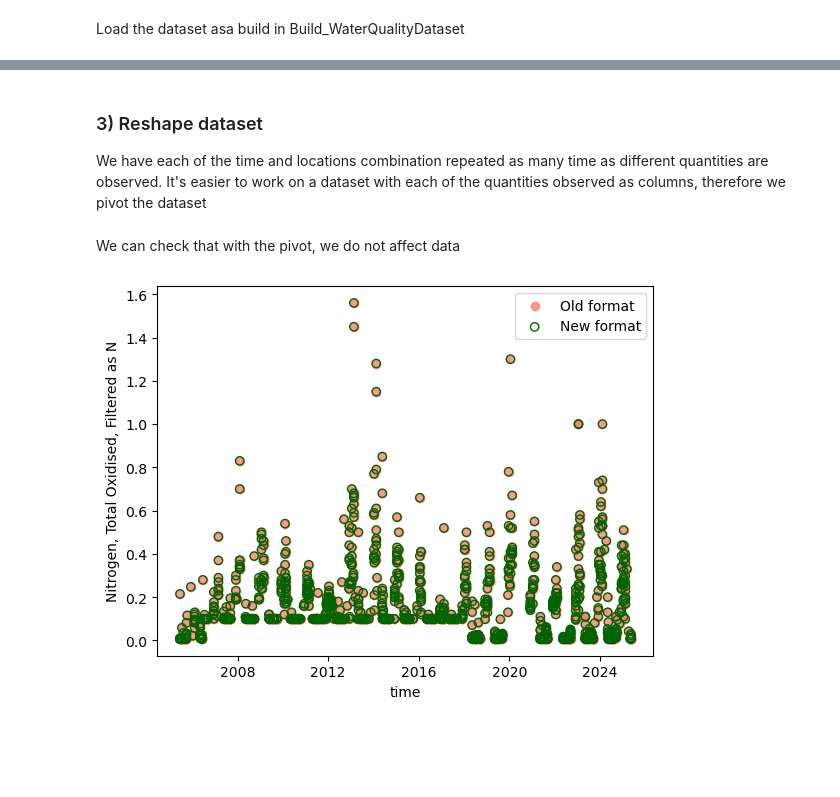
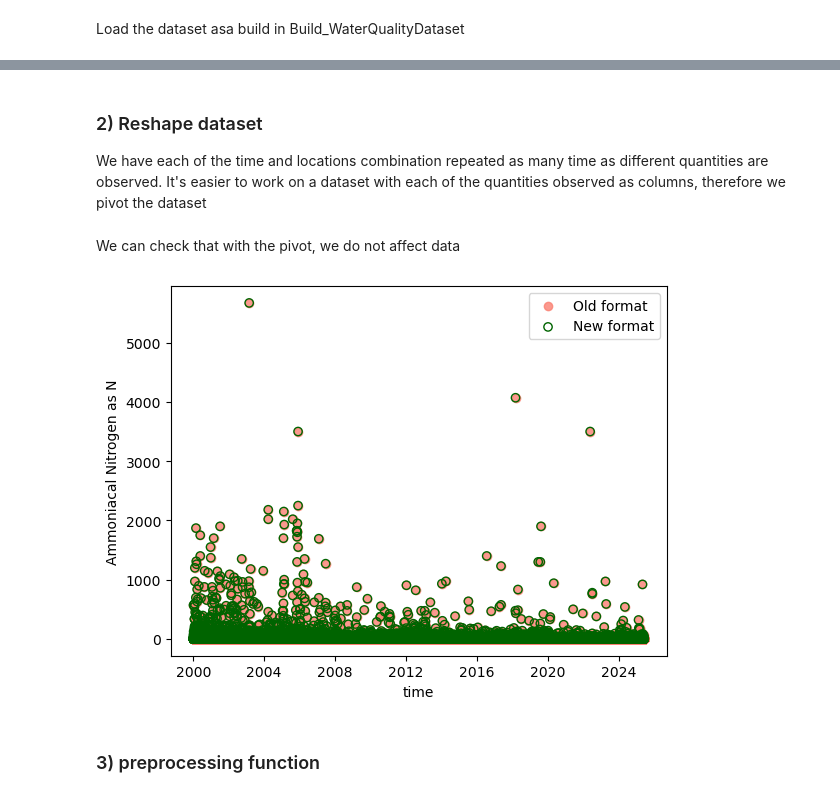
Before and after one commit to lonanni/InnovationProject_WaterQuality, a Jupyter notebook: Build_PreprocessingExample.ipynb, the cells around one changed output, grey strips where cells are left out. Drawn from its saved outputs; the diff is of its cells as text; code cells hidden in the pictures; blank space fills up the shorter version.

Commit message:
Add Example for preprocessing function

```diff
--- a/Build_PreprocessingExample.ipynb
+++ b/Build_PreprocessingExample.ipynb
@@ -10,7 +10,7 @@ import matplotlib.pyplot as plt
 # %%
 data_dir = "./data"
 # %%
-region_code = "SSD" #change it for the region code of your region of interest
+region_code = "DC" #change it for the region code of your region of interest
 # %% [markdown]
 Load the dataset asa build in Build_WaterQualityDataset
 # %%
@@ -30,13 +37,13 @@ df_langstone.to_csv(data_dir+"WaterQuality_Portsmouth_frequentdet.csv")
 # %%
-determinants = set(df_langstone['determinand.definition'])
+determinants = set(df['determinand.definition'])
 
-sampling_time = set(df_langstone['sample.sampleDateTime'])
+sampling_time = set(df['sample.sampleDateTime'])
 
 
 frequent_determinant = []
 
 for det in determinants:
-    if len(df_langstone[df_langstone['determinand.definition']== det]["result"])>len(sampling_time)/4:
+    if len(df[df['determinand.definition']== det]["result"])>len(sampling_time)/4:
         frequent_determinant.append(det)
 # %%
 set(frequent_determinant)
@@ -60,3 +63,3 @@ set(frequent_determinant)
  'pH'}
 # %%
-df_sub = df_langstone[df_langstone['determinand.definition'].isin(frequent_determinant)]
+df_sub = df[df['determinand.definition'].isin(frequent_determinant)]
@@ -79,24 +78,27 @@ df_sub
 # %% [markdown]
-### 3) Reshape dataset
+### 2) Reshape dataset
 We have each of the time and locations combination repeated as many time as different quantities are observed. It's easier to work on a dataset with each of the quantities observed as columns, therefore we pivot the dataset
 # %%
-piv = df_sub.pivot(index=['sample.sampleDateTime', "sample.samplingPoint.easting","sample.samplingPoint.northing",  "sample.sampledMaterialType.label"],\
-                   columns=['determinand.definition',], values='result')
+piv = df_sub.pivot(index=['sample.sampleDateTime', "sample.samplingPoint.easting","sample.samplingPoint.northing",
+                          "sample.sampledMaterialType.label", '@id'],\
+                   columns=['determinand.definition'], values='result')
 # %%
 piv = piv.reset_index()
 # %% [markdown]
 We can check that with the pivot, we do not affect data
 # %%
-plt.scatter(pd.to_datetime(df_sub[df_sub['determinand.definition']== 'Nitrogen, Total Oxidised, Filtered as N']['sample.sampleDateTime'])\
-         , df_sub[df_sub['determinand.definition']== 'Nitrogen, Total Oxidised, Filtered as N']["result"], label = "Old format", color="salmon",
+plt.scatter(pd.to_datetime(df_sub[df_sub['determinand.definition']== 'Ammoniacal Nitrogen as N']['sample.sampleDateTime'])\
+         , df_sub[df_sub['determinand.definition']== 'Ammoniacal Nitrogen as N']["result"], label = "Old format", color="salmon",
            alpha=0.8) # old dataset format
 plt.scatter(pd.to_datetime(piv['sample.sampleDateTime'])\
-         , piv['Nitrogen, Total Oxidised, Filtered as N'], edgecolor='darkgreen', facecolor="None", label="New format") # new dataset format
+         , piv['Ammoniacal Nitrogen as N'], edgecolor='darkgreen', facecolor="None", label="New format") # new dataset format
 plt.legend()
 plt.xlabel("time")
-plt.ylabel("Nitrogen, Total Oxidised, Filtered as N")
+plt.ylabel("Ammoniacal Nitrogen as N")
 plt.show()
 # %% [output]
-[figure, old version]
+[figure, new version]
+# %% [markdown]
+### 3) preprocessing function
 # %%
 piv.to_csv(data_dir+'/'+region_code+'WaterQuality.csv')
```
Also changed, not shown: parts of 11 cells of this notebook.
